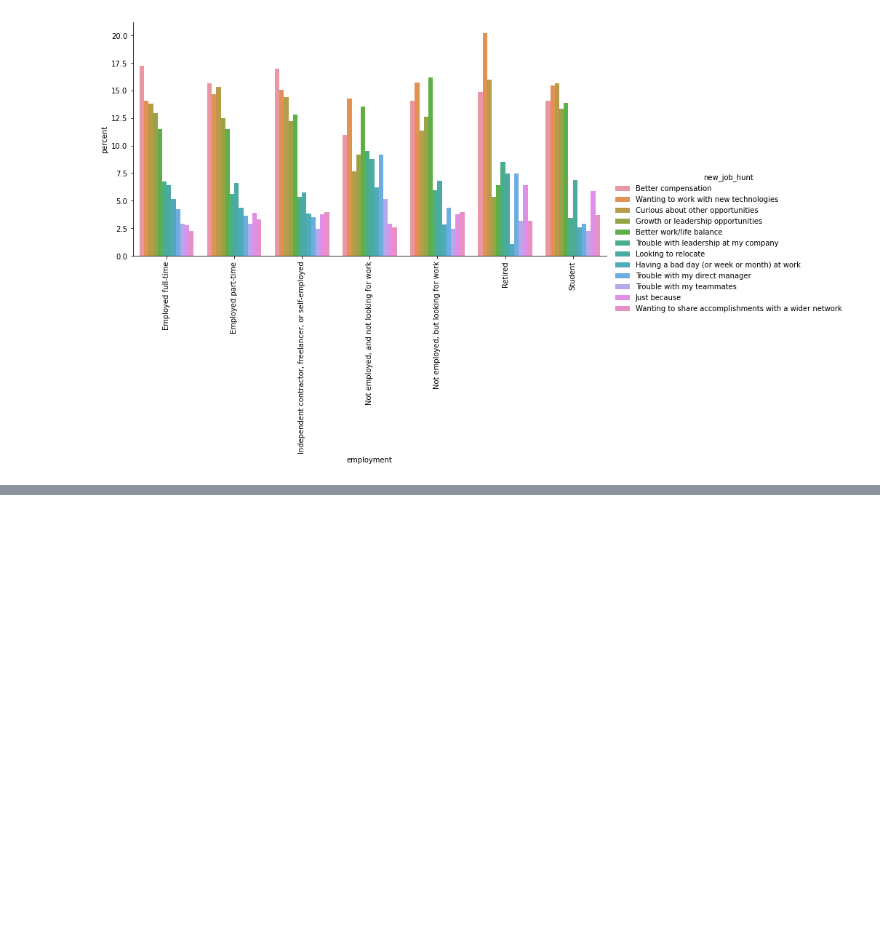
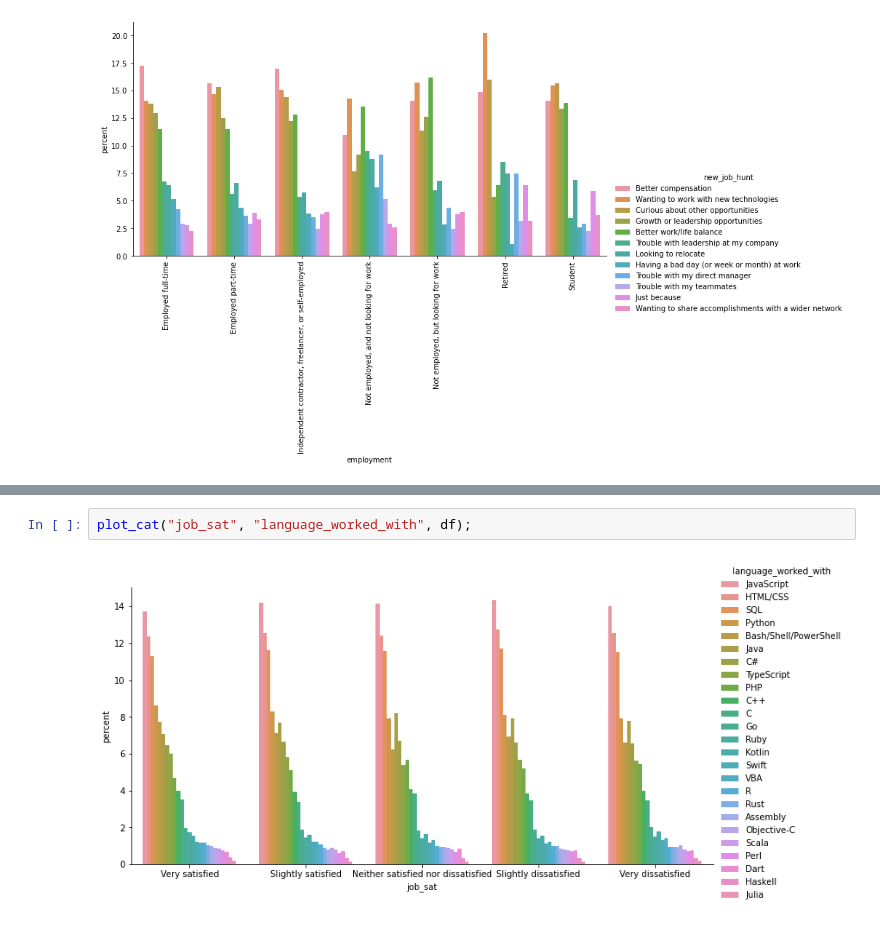
Before and after one commit to netxph/so-analysis, a Jupyter notebook: notebook/02-so-eda.ipynb, the cells around one changed output, grey strips where cells are left out. Cells and saved outputs as stored; diff of their text form; blank space fills up the shorter version.

```diff
--- a/notebook/02-so-eda.ipynb
+++ b/notebook/02-so-eda.ipynb
@@ -226,0 +253,4 @@ df.new_job_hunt_research.dropna().str.split(";").explode().value_counts().plot(k
+# %%
+plot_cat("job_sat", "language_worked_with", df);
+# %% [output]
+[figure, added]
```
Also changed, not shown: parts of 17 cells of this notebook, 1 other file.
